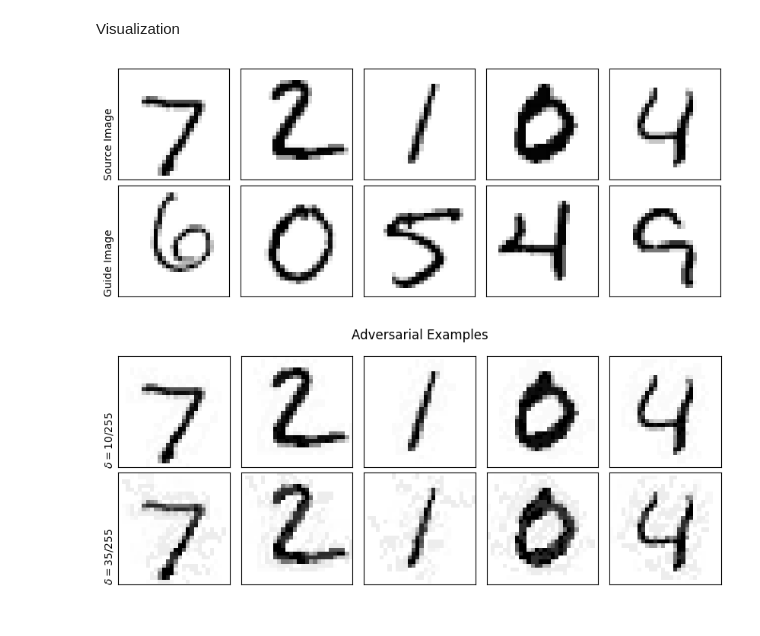
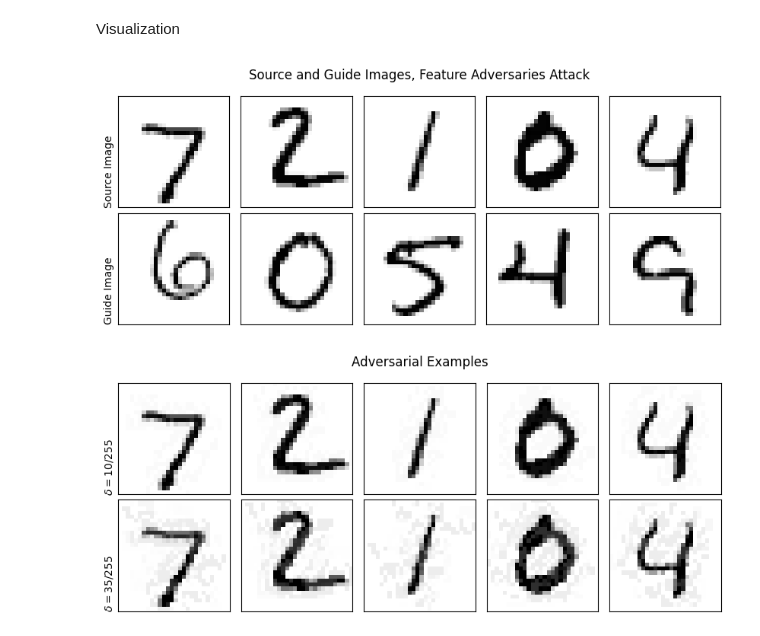
Before and after one commit to nurakawa/localized-classmap, a Jupyter notebook: feature-adversaries.ipynb, the cells around one changed output. Cells and saved outputs as stored; diff of their text form; code cells hidden in the pictures.

Commit message:
visualize adversarial examples

```diff
--- a/feature-adversaries.ipynb
+++ b/feature-adversaries.ipynb
@@ -130,35 +130,35 @@ for i in range(num_col):
     img = source[adv_examples[i],...].squeeze()
     ax.imshow(img, cmap='Greys')
 
     # Remove axis labels, ticks, and numbers
     ax.set_xticks([])
     ax.set_yticks([])
 
 # Plot the images
 for i in range(num_col):
     ax = axes[1,i]
     img = guide[adv_examples[i],...].squeeze()
     ax.imshow(img, cmap='Greys')
 
     # Remove axis labels, ticks, and numbers
     ax.set_xticks([])
     ax.set_yticks([])
 
 
 # Remove whitespace around and within the plots
 plt.subplots_adjust(left=0, right=1, top=1, bottom=0, wspace=0.05, hspace=0.05)
 
 # Add row-wise titles using fig.text() for custom positioning
 fig.text(-0.01, 0.52, 'Source Image', ha='center', fontsize=10, rotation=90)  # Title for the first row
 fig.text(-0.01, 0.01, 'Guide Image', ha='center', fontsize=10, rotation=90)  # Title for the second row
 
 # Add the title
-# fig.suptitle('Adversarial Examples', y=1.02)
+fig.suptitle('Source and Guide Images, Feature Adversaries Attack', y=1.12)
 
 # Show the plot
 plt.show()
 # %% [output]
-[figure, old version]
+[figure, new version]
 # %%
 # Adversarial Examples
 
```
Also changed, not shown: parts of 1 cell of this notebook.
